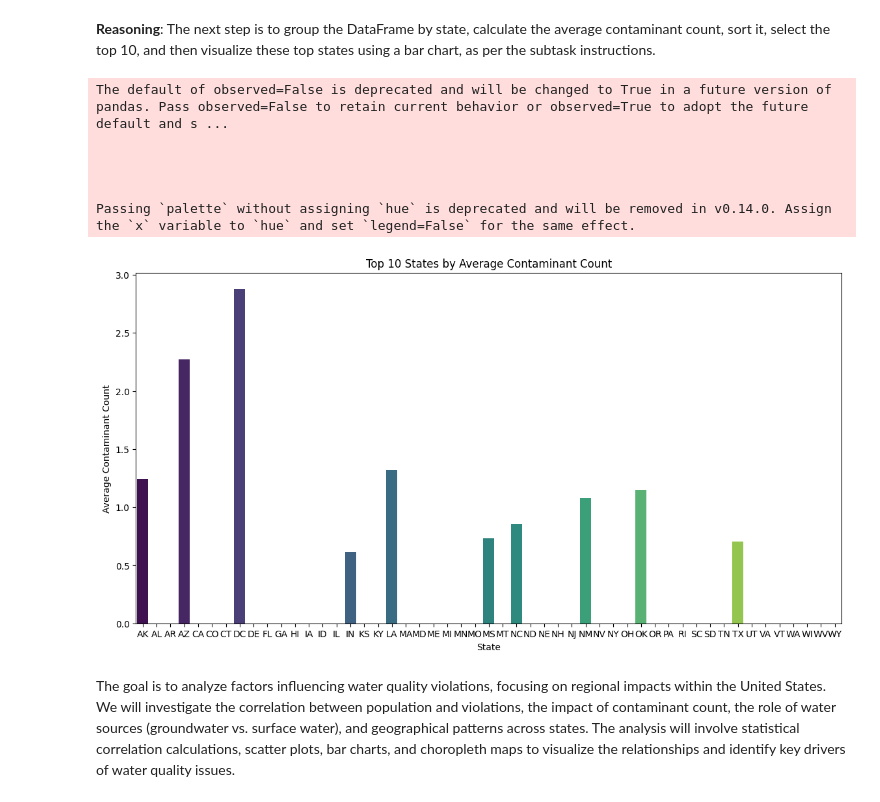
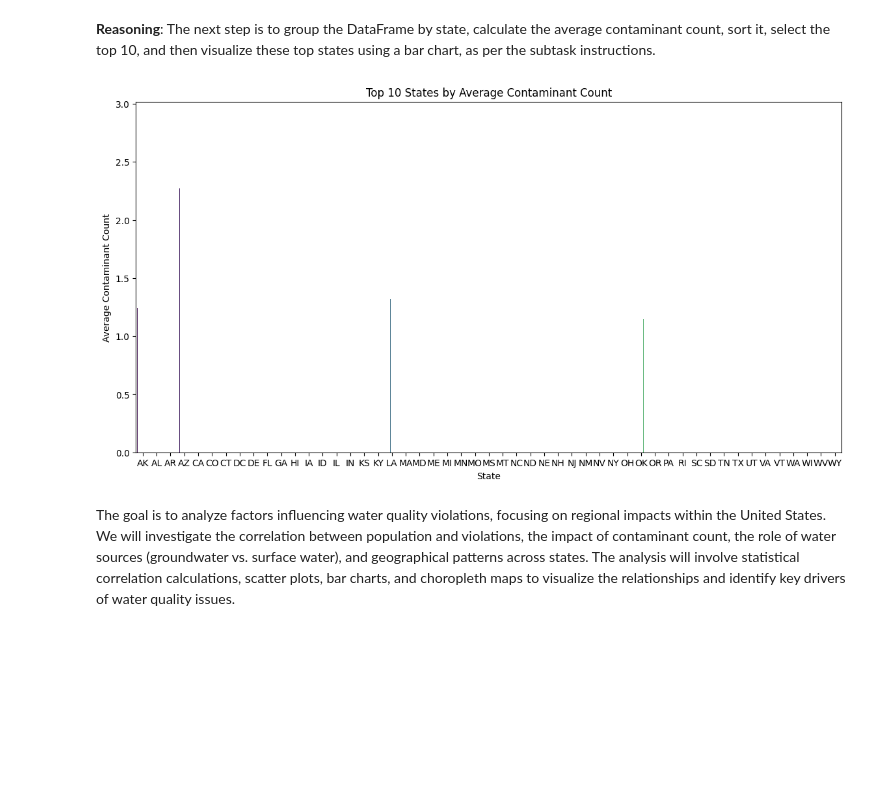
Before and after one commit to eileenwill4-ops/DSRP-project, a Jupyter notebook: (DSRP__Project).ipynb, the cells around one changed output. Cells and saved outputs as stored; diff of their text form; code cells hidden in the pictures; blank space fills up the shorter version.

```diff
--- a/(DSRP__Project).ipynb
+++ b/(DSRP__Project).ipynb
@@ -548,31 +535,25 @@ The next step is to group the DataFrame by state, calculate the average contamin
 # %%
 import matplotlib.pyplot as plt
 import seaborn as sns
 
 # 1. Group by state and calculate the mean of contaminant_count
-state_contaminant_count = df.groupby('state')['contaminant_count'].mean().reset_index()
+state_contaminant_count = df.groupby('state', observed=False)['contaminant_count'].mean().reset_index()
 
 # 2. Sort the states in descending order
 state_contaminant_count_sorted = state_contaminant_count.sort_values(by='contaminant_count', ascending=False)
 
 # 3. Select the top 10 states
 top_10_contaminants_states = state_contaminant_count_sorted.head(10)
 
 # 4. Create a bar chart
 plt.figure(figsize=(14, 7))
-sns.barplot(x='state', y='contaminant_count', data=top_10_contaminants_states, palette='viridis')
+sns.barplot(x='state', y='contaminant_count', data=top_10_contaminants_states, hue='state', legend=False, palette='viridis')
 plt.title('Top 10 States by Average Contaminant Count')
 plt.xlabel('State')
 plt.ylabel('Average Contaminant Count')
 plt.show()
 # %% [output]
-The default of observed=False is deprecated and will be changed to True in a future version of pandas. Pass observed=False to retain current behavior or observed=True to adopt the future default and s ...
-
-
-
-
-Passing `palette` without assigning `hue` is deprecated and will be removed in v0.14.0. Assign the `x` variable to `hue` and set `legend=False` for the same effect.
-[figure, old version]
+[figure, new version]
 # %% [markdown]
 
 The goal is to analyze factors influencing water quality violations, focusing on regional impacts within the United States. We will investigate the correlation between population and violations, the impact of contaminant count, the role of water sources (groundwater vs. surface water), and geographical patterns across states. The analysis will involve statistical correlation calculations, scatter plots, bar charts, and choropleth maps to visualize the relationships and identify key drivers of water quality issues.
```
Also changed, not shown: parts of 4 cells of this notebook.
